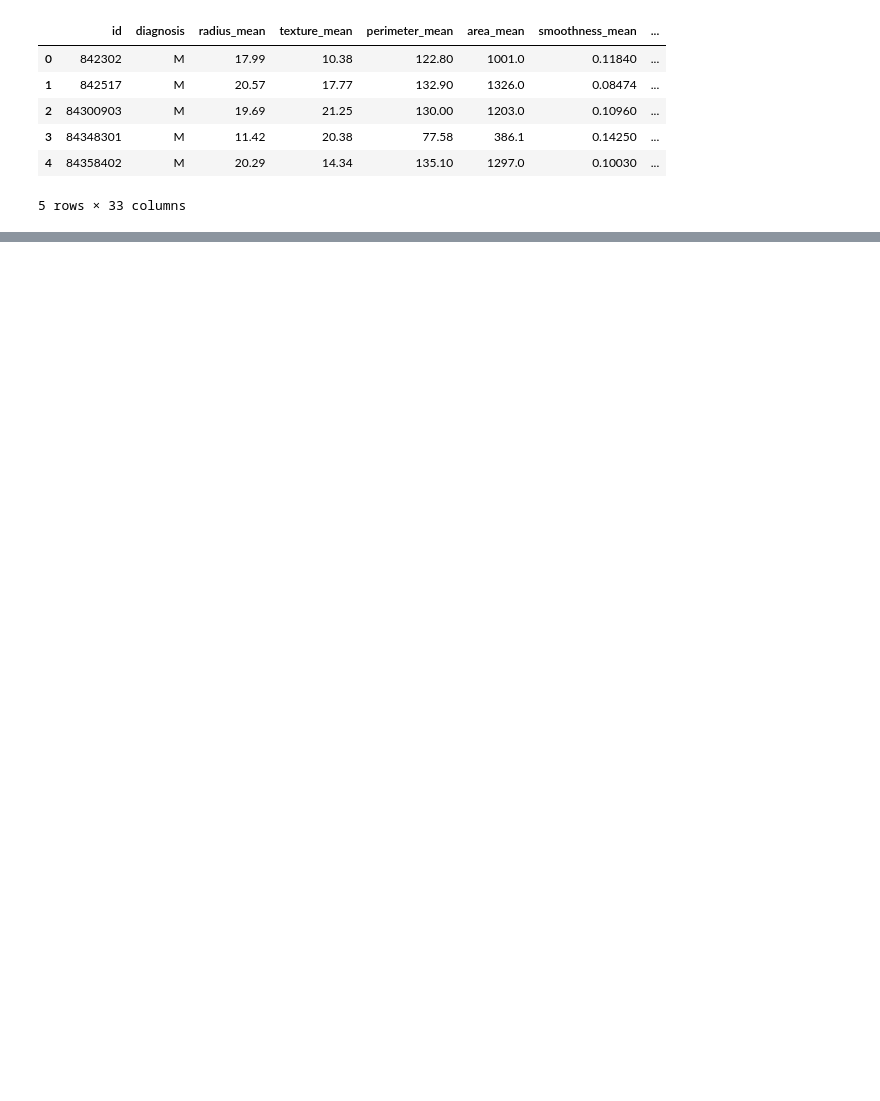
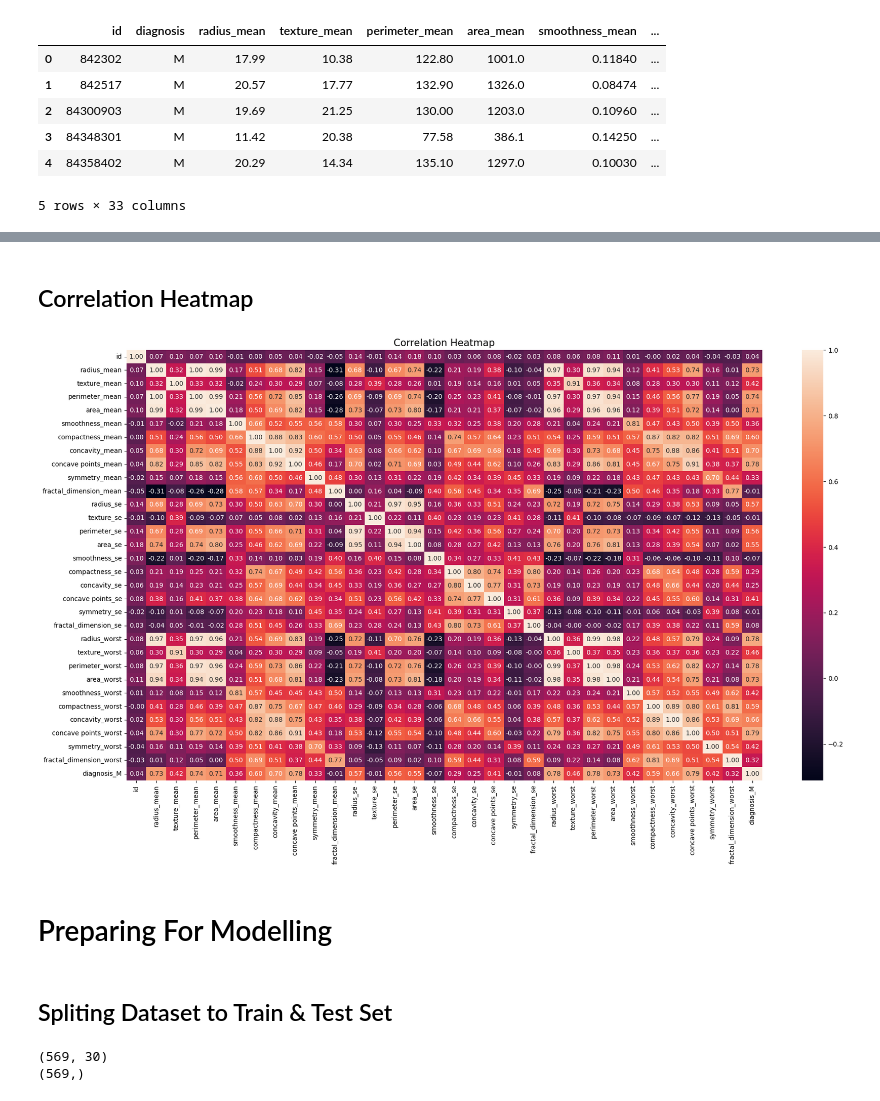
Before and after one commit to mohammadreza-mohammadi94/DataAnalysis-And-MachineLearning, a Jupyter notebook: 4. Public Health and Safety/Breast Cancer Wisconsin (Diagnostic) Data Set/Breast_Cancer.ipynb, the cells around one changed output, grey strips where cells are left out. Cells and saved outputs as stored; diff of their text form; code cells hidden in the pictures; blank space fills up the shorter version.

```diff
--- a/4. Public Health and Safety/Breast Cancer Wisconsin (Diagnostic) Data Set/Breast_Cancer.ipynb
+++ b/4. Public Health and Safety/Breast Cancer Wisconsin (Diagnostic) Data Set/Breast_Cancer.ipynb
@@ -48,0 +642,3 @@ df.head()
+# %%
+df_corr = df.corr(numeric_only=True)
+df_corr
@@ -48,0 +664,13 @@ df.head()
+# %% [markdown]
+## Correlation Heatmap
+# %%
+plt.figure(figsize=(22, 12))
+sns.heatmap(df_corr, annot=True, fmt='.2f')
+plt.title("Correlation Heatmap", fontsize=15)
+plt.show()
+# %% [output]
+[figure, added]
+# %% [markdown]
+# Preparing For Modelling
+# %% [markdown]
+## Spliting Dataset to Train & Test Set
@@ -48,0 +684,6 @@ df.head()
+# %%
+print(X.shape)
+print(y.shape)
+# %% [output]
+(569, 30)
+(569,)
```
Also changed, not shown: parts of 68 cells of this notebook.
